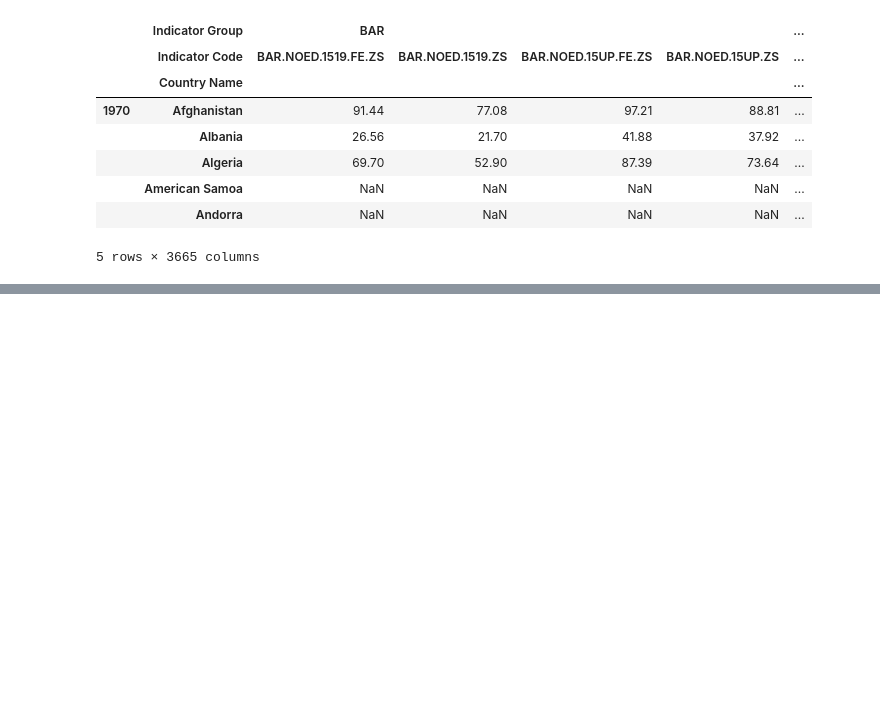
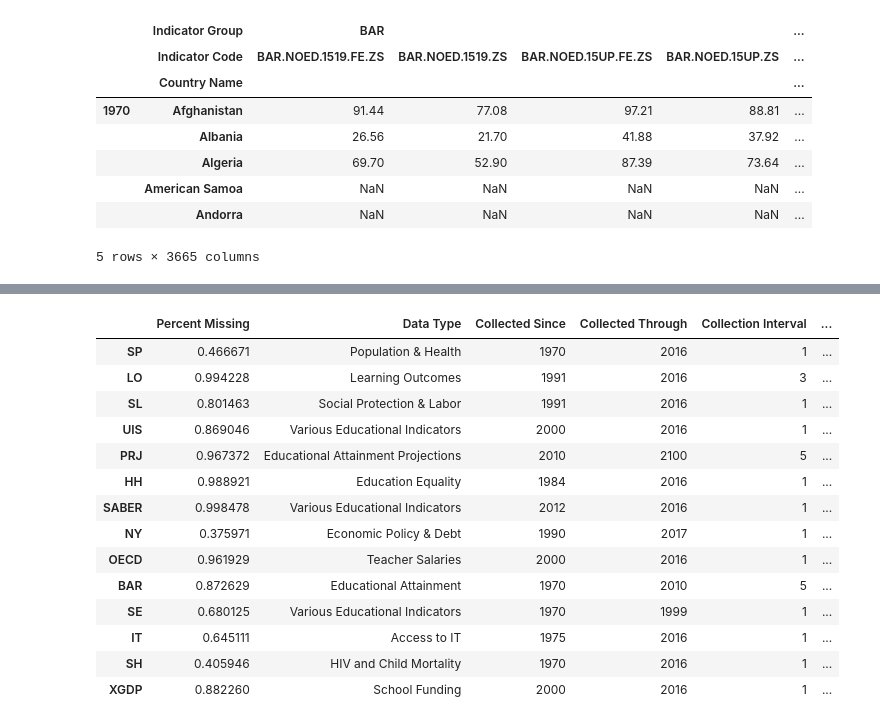
Before and after one commit to tjeffkessler/thinkful_dsflex, a Jupyter notebook: Ed Stats Model.ipynb, the cells around one changed output, grey strips where cells are left out. Saved outputs shown, nothing was run; the diff lists cells and outputs as text; code cells hidden in the pictures; blank space fills up the shorter version.

```diff
--- a/Ed Stats Model.ipynb
+++ b/Ed Stats Model.ipynb
@@ -95,5 +97,5 @@ df_t.head()
 5 rows × 3665 columns
 # %%
 # Unstack the year index and stack it back, nested within the country name
-df_t = df_t.unstack(0).stack()
-df_t.head()
+#df_t = df_t.unstack(0).stack()
+#df_t.head()
@@ -113,7 +105,12 @@ cols = df_t.columns
 lst = [e[0] for e in cols]
 col_lst = list(set(lst))
 
+# Create a dictionary with the group as the key and the percent sparsity as the value in a list for the key
+group_dict = {}
+
 for group in col_lst:
     na_pct = np.sum(df_t[group].isna().sum()) / df_t[group].size
+    group_dict[group] = []
+    group_dict[group].append(na_pct)
     print('{} Null Percentage: {:2f}'.format(group, na_pct))
 # %% [output]
@@ -133,0 +134,54 @@ SP Null Percentage: 0.466671
+# %%
+# Create a list of column names for relevant information and add the information for each column to the dictionary. Make df.
+column_names = ['Percent Missing', 'Data Type', 'Collected Since', 'Collected Through', 'Collection Interval',
+                'Participating Countries(count)', 'Country Distribution', 'Comments', 'Next Steps']
+
+group_dict['PRJ'].extend(['Educational Attainment Projections', 2010, 2100, 5, '195', 'All',
+                          'Not interested in projection data', 'Drop'])
+group_dict['BAR'].extend(['Educational Attainment', 1970, 2010, 5, '146', 'Unclear',
+                          'Includes percentages, counts, and averages by gender and age group', 'Explore similarity to UIS.EA'])
+group_dict['IT'].extend(['Access to IT', 1975, 2016, 1, 'Unclear', 'Unclear',
+                         'Percent computer owners and internet users', 'Drop'])
+group_dict['NY'].extend(['Economic Policy & Debt', 1990, 2017, 1, '150+', 'Unclear',
+                          'Maybe interested depending on distribution of values', 'Explore sparsity'])
+group_dict['SABER'].extend(['Various Educational Indicators', 2012, 2016, 1, '130', 'Dispersed',
+                          'Each participating country reports a small subset of indicators (1-4 of 10)', 'Drop'])
+group_dict['LO'].extend(['Learning Outcomes', 1991, 2016, 3, 'Varies', 'Varies',
+                          'Subgroups vary widely on collection date, interval, countries, and outcomes', 'Explore LO.EGRA'])
+group_dict['SL'].extend(['Social Protection & Labor', 1991, 2016, 1, 'Varies', 'Varies',
+                          'Unemployment and education attainment of workforce by gender', 'Drop'])
+group_dict['UIS'].extend(['Various Educational Indicators', 2000, 2016, 1, 'Varies', 'Varies',
+                          'Includes enrollment, attainment, teacher training and more',
+                          'Explore sparsity & similarities to other indicators, combine with SE'])
+group_dict['SP'].extend(['Population & Health', 1970, 2016, 1, 'Varies', 'Varies',
+                          'Not interested in population and health', 'Drop'])
+group_dict['OECD'].extend(['Teacher Salaries', 2000, 2016, 1, '36', 'OECD members',
+                          'No meaningful comparison for non-OECD countries', 'Drop'])
+group_dict['SH'].extend(['HIV and Child Mortality', 1970, 2016, 1, '190', 'All',
+                          'Not interested in mortality and HIV data', 'Drop'])
+group_dict['SE'].extend(['Various Educational Indicators', 1970, 1999, 1, 'Varies', 'Varies',
+                          'Includes enrollment, attainment, teacher training and more',
+                          'Explore sparsity & similarities to other indicators, combine with UIS'])
+group_dict['HH'].extend(['Education Equality', 1984, 2016, 1, '90+', 'Dispersed',
+                          'Attendance and completion rates from two programs', 'Explore Sparsity'])
+group_dict['XGDP'].extend(['School Funding', 2000, 2016, 1, '190', 'All',
+                          'Covers secondary and tertiary education finance', 'Drop'])
+
+context_table = pd.DataFrame.from_dict(group_dict, orient='index', columns=column_names)
+context_table
+# %% [output]
+|  | Percent Missing | Data Type | Collected Since | Collected Through | Collection Interval | ... |
+| SP | 0.466671 | Population & Health | 1970 | 2016 | 1 | ... |
+| LO | 0.994228 | Learning Outcomes | 1991 | 2016 | 3 | ... |
+| SL | 0.801463 | Social Protection & Labor | 1991 | 2016 | 1 | ... |
+| UIS | 0.869046 | Various Educational Indicators | 2000 | 2016 | 1 | ... |
+| PRJ | 0.967372 | Educational Attainment Projections | 2010 | 2100 | 5 | ... |
+| HH | 0.988921 | Education Equality | 1984 | 2016 | 1 | ... |
+| SABER | 0.998478 | Various Educational Indicators | 2012 | 2016 | 1 | ... |
+| NY | 0.375971 | Economic Policy & Debt | 1990 | 2017 | 1 | ... |
+| OECD | 0.961929 | Teacher Salaries | 2000 | 2016 | 1 | ... |
+| BAR | 0.872629 | Educational Attainment | 1970 | 2010 | 5 | ... |
+| SE | 0.680125 | Various Educational Indicators | 1970 | 1999 | 1 | ... |
+| IT | 0.645111 | Access to IT | 1975 | 2016 | 1 | ... |
+| SH | 0.405946 | HIV and Child Mortality | 1970 | 2016 | 1 | ... |
+| XGDP | 0.882260 | School Funding | 2000 | 2016 | 1 | ... |
```
Also changed, not shown: parts of 20 cells of this notebook.
